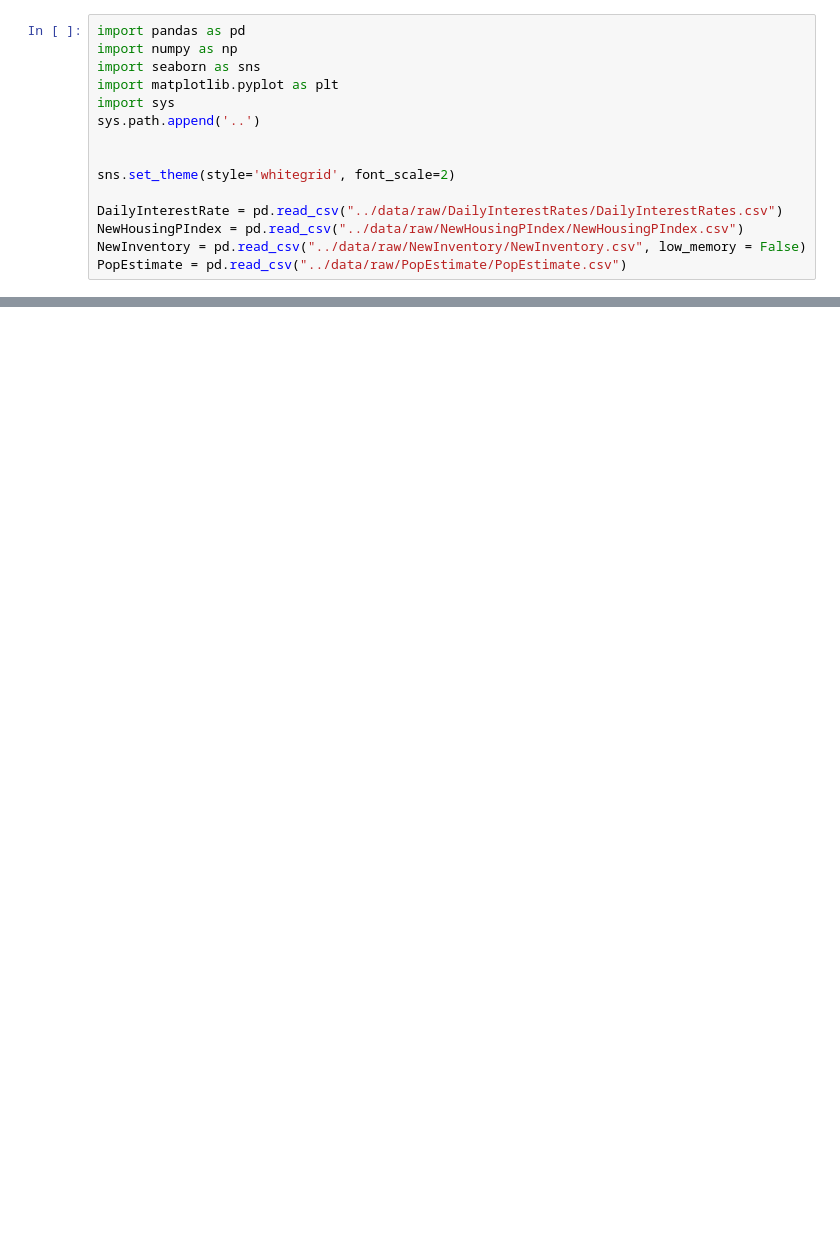
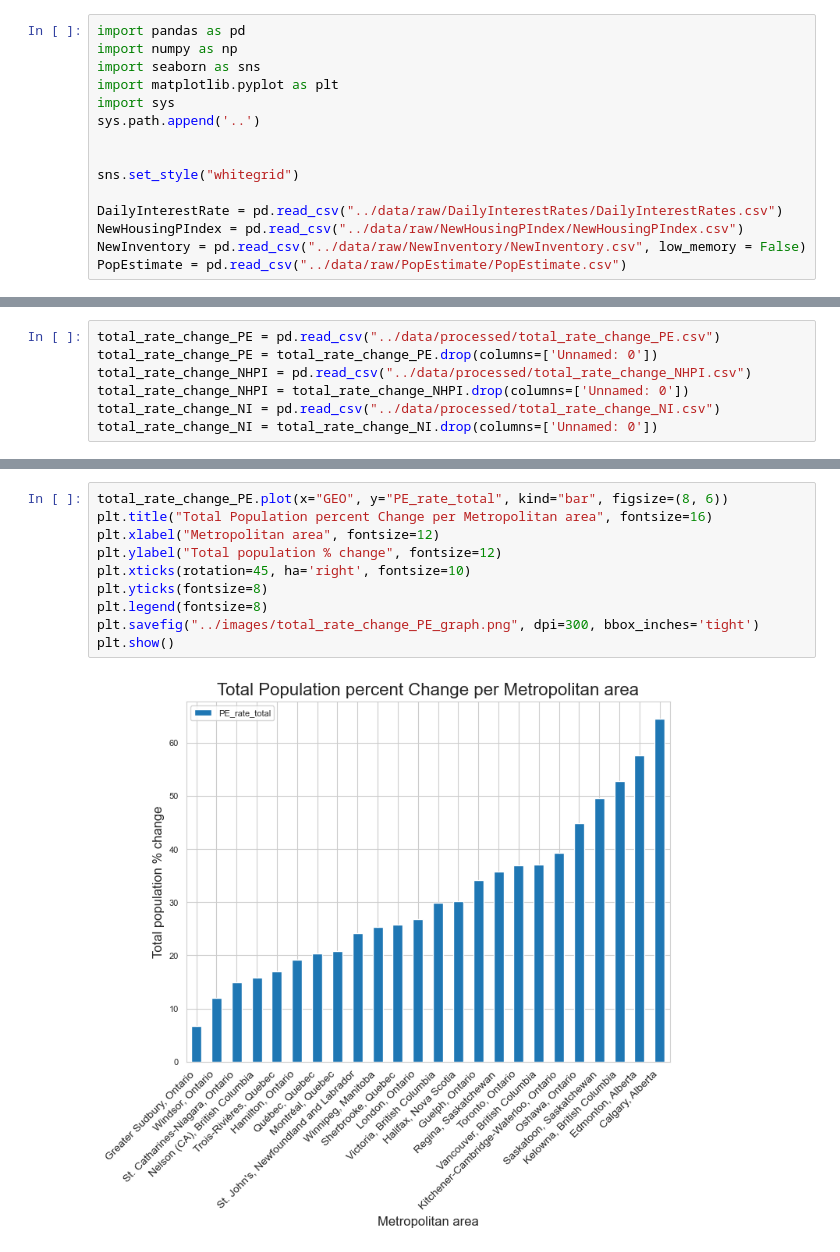
Before and after one commit to ubco-W2022T2-data301/project-group-group01, a Jupyter notebook: analysis/Logananalysis2.ipynb, the cells around one changed output, grey strips where cells are left out. Saved outputs shown, nothing was run; the diff lists cells and outputs as text; blank space fills up the shorter version.

```diff
--- a/analysis/Logananalysis2.ipynb
+++ b/analysis/Logananalysis2.ipynb
@@ -7,7 +15,7 @@ import sys
 sys.path.append('..')
 
 
-sns.set_theme(style='whitegrid', font_scale=2)
+sns.set_style("whitegrid")
 
 DailyInterestRate = pd.read_csv("../data/raw/DailyInterestRates/DailyInterestRates.csv")
 NewHousingPIndex = pd.read_csv("../data/raw/NewHousingPIndex/NewHousingPIndex.csv")
@@ -37,0 +116,7 @@ FILE
+# %%
+total_rate_change_PE = pd.read_csv("../data/processed/total_rate_change_PE.csv")
+total_rate_change_PE = total_rate_change_PE.drop(columns=['Unnamed: 0'])
+total_rate_change_NHPI = pd.read_csv("../data/processed/total_rate_change_NHPI.csv")
+total_rate_change_NHPI = total_rate_change_NHPI.drop(columns=['Unnamed: 0'])
+total_rate_change_NI = pd.read_csv("../data/processed/total_rate_change_NI.csv")
+total_rate_change_NI = total_rate_change_NI.drop(columns=['Unnamed: 0'])
@@ -37,0 +149,12 @@ FILE
+# %%
+total_rate_change_PE.plot(x="GEO", y="PE_rate_total", kind="bar", figsize=(8, 6))
+plt.title("Total Population percent Change per Metropolitan area", fontsize=16)
+plt.xlabel("Metropolitan area", fontsize=12)
+plt.ylabel("Total population % change", fontsize=12)
+plt.xticks(rotation=45, ha='right', fontsize=10)
+plt.yticks(fontsize=8)
+plt.legend(fontsize=8)
+plt.savefig("../images/total_rate_change_PE_graph.png", dpi=300, bbox_inches='tight')
+plt.show()
+# %% [output]
+[figure, added]
```
Also changed, not shown: parts of 41 cells of this notebook, 25 other files.
